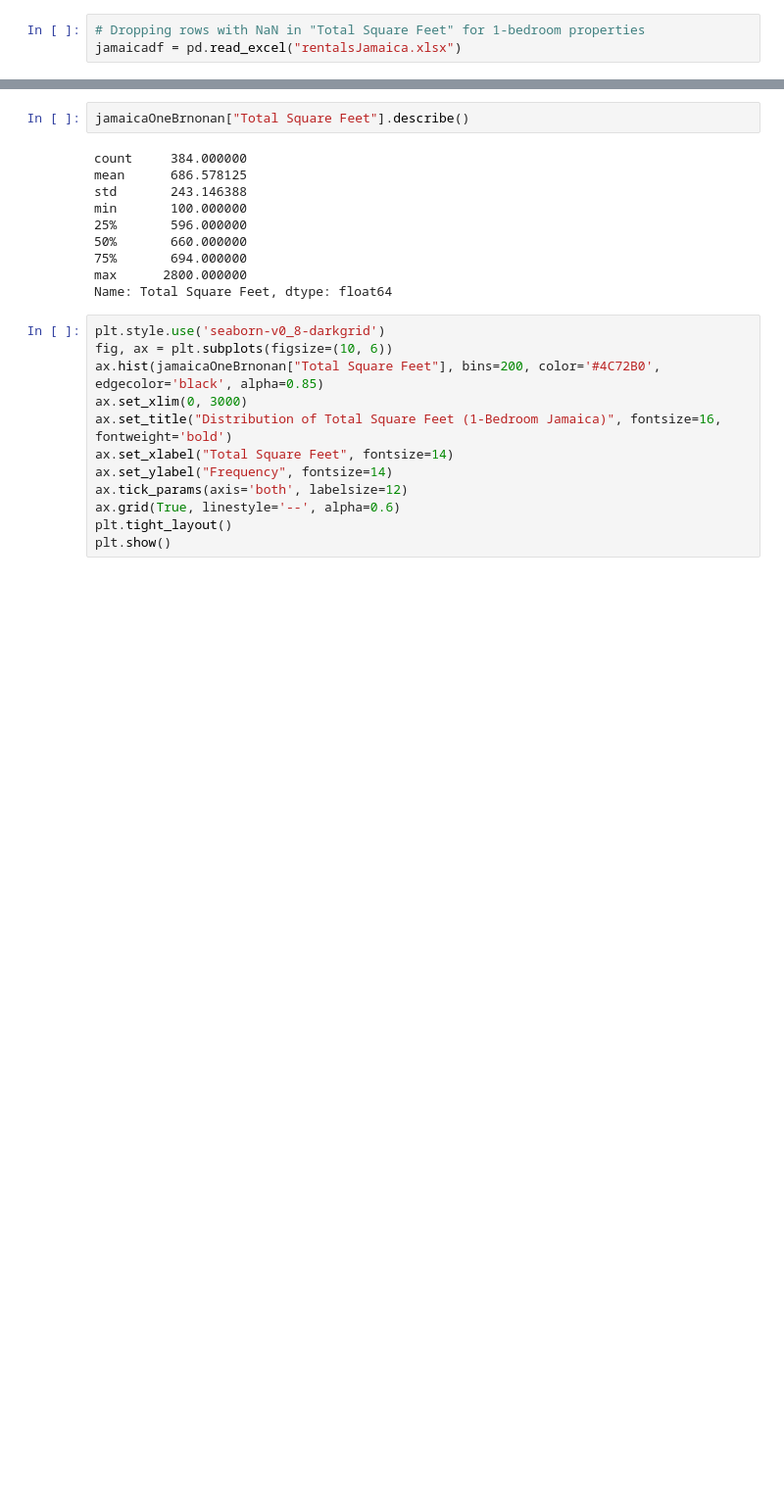
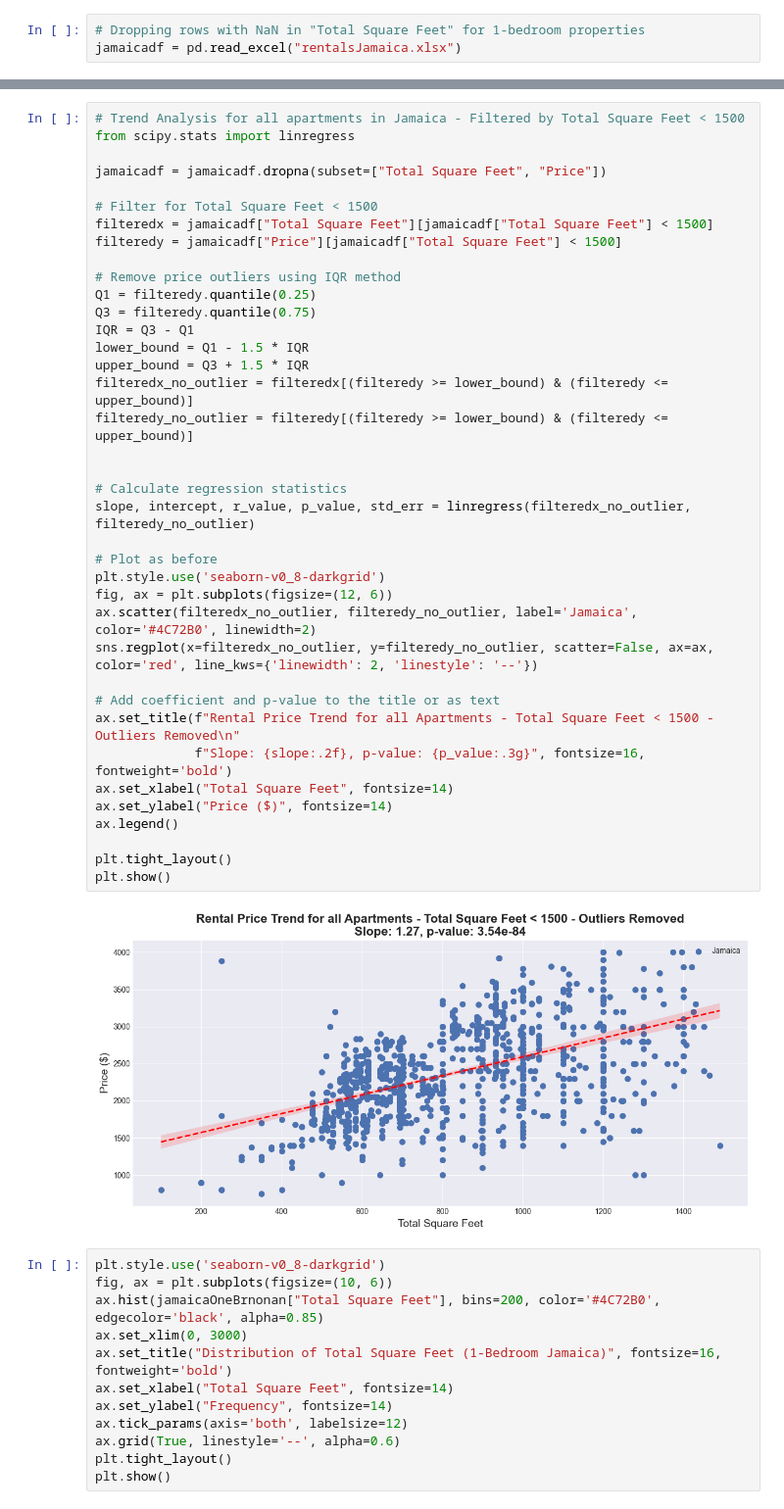
Before and after one commit to supernovaaa2024/RealEstateValuation, a Jupyter notebook: RealEstateStats.ipynb, the cells around one changed output, grey strips where cells are left out. Shown at 98% size. Drawn from its saved outputs; the diff is of its cells as text; blank space fills up the shorter version.

```diff
--- a/RealEstateStats.ipynb
+++ b/RealEstateStats.ipynb
@@ -55,15 +77,43 @@ sns.regplot(x=filteredx_no_outlier, y=filteredy_no_outlier, scatter=False, ax=ax
-# %%
-jamaicaOneBrnonan["Total Square Feet"].describe()
-# %% [output]
-count     384.000000
-mean      686.578125
-std       243.146388
-min       100.000000
-25%       596.000000
-50%       660.000000
-75%       694.000000
-max      2800.000000
-Name: Total Square Feet, dtype: float64
+# %%
+# Trend Analysis for all apartments in Jamaica - Filtered by Total Square Feet < 1500
+from scipy.stats import linregress
+
+jamaicadf = jamaicadf.dropna(subset=["Total Square Feet", "Price"])
+
+# Filter for Total Square Feet < 1500
+filteredx = jamaicadf["Total Square Feet"][jamaicadf["Total Square Feet"] < 1500]
+filteredy = jamaicadf["Price"][jamaicadf["Total Square Feet"] < 1500]
+
+# Remove price outliers using IQR method
+Q1 = filteredy.quantile(0.25)
+Q3 = filteredy.quantile(0.75)
+IQR = Q3 - Q1
+lower_bound = Q1 - 1.5 * IQR
+upper_bound = Q3 + 1.5 * IQR
+filteredx_no_outlier = filteredx[(filteredy >= lower_bound) & (filteredy <= upper_bound)]
+filteredy_no_outlier = filteredy[(filteredy >= lower_bound) & (filteredy <= upper_bound)]
+
+
+# Calculate regression statistics
+slope, intercept, r_value, p_value, std_err = linregress(filteredx_no_outlier, filteredy_no_outlier)
+
+# Plot as before
+plt.style.use('seaborn-v0_8-darkgrid')
+fig, ax = plt.subplots(figsize=(12, 6))
+ax.scatter(filteredx_no_outlier, filteredy_no_outlier, label='Jamaica', color='#4C72B0', linewidth=2)
+sns.regplot(x=filteredx_no_outlier, y=filteredy_no_outlier, scatter=False, ax=ax, color='red', line_kws={'linewidth': 2, 'linestyle': '--'})
+
+# Add coefficient and p-value to the title or as text
+ax.set_title(f"Rental Price Trend for all Apartments - Total Square Feet < 1500 - Outliers Removed\n"
+             f"Slope: {slope:.2f}, p-value: {p_value:.3g}", fontsize=16, fontweight='bold')
+ax.set_xlabel("Total Square Feet", fontsize=14)
+ax.set_ylabel("Price ($)", fontsize=14)
+ax.legend()
+
+plt.tight_layout()
+plt.show()
+# %% [output]
+[figure, added]
 # %%
 plt.style.use('seaborn-v0_8-darkgrid')
 fig, ax = plt.subplots(figsize=(10, 6))
```
Also changed, not shown: parts of 18 cells of this notebook, 2 other files.
